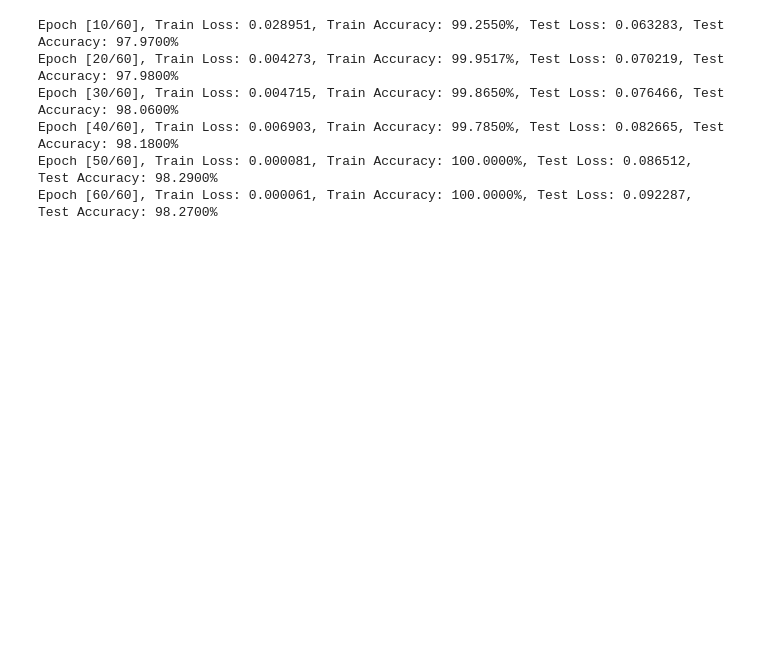
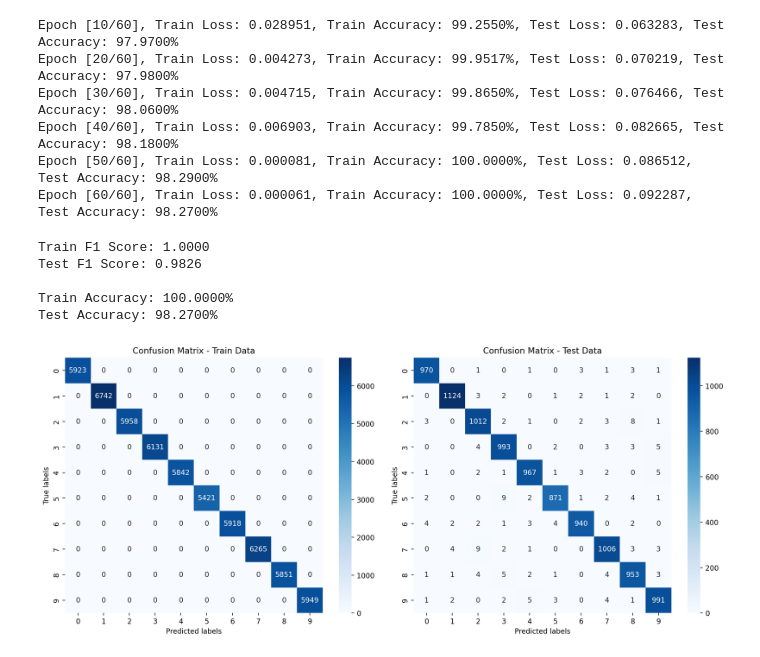
Before and after one commit to ShardulJunagade/ES-335-Assignment-3-2024-Fall, a Jupyter notebook: Task-3 MNIST Classification/MLP.ipynb, the cells around one changed output. Cells and saved outputs as stored; diff of their text form; code cells hidden in the pictures; blank space fills up the shorter version.

```diff
--- a/Task-3 MNIST Classification/MLP.ipynb
+++ b/Task-3 MNIST Classification/MLP.ipynb
@@ -188,3 +214,57 @@ Epoch [30/60], Train Loss: 0.004715, Train Accuracy: 99.8650%, Test Loss: 0.0764
 Epoch [40/60], Train Loss: 0.006903, Train Accuracy: 99.7850%, Test Loss: 0.082665, Test Accuracy: 98.1800%
 Epoch [50/60], Train Loss: 0.000081, Train Accuracy: 100.0000%, Test Loss: 0.086512, Test Accuracy: 98.2900%
 Epoch [60/60], Train Loss: 0.000061, Train Accuracy: 100.0000%, Test Loss: 0.092287, Test Accuracy: 98.2700%
+# %%
+def predict_model(model, test_loader):
+    model.eval()
+    y_test_pred = []
+    y_test_true = []
+    y_test_prob = []
+    with torch.no_grad():
+        for images, labels in test_loader:
+            images = images.to(device)
+            labels = labels.to(device)
+            outputs = model(images)
+            _, predicted = torch.max(outputs.data, 1)
+            y_test_pred.extend(predicted.cpu().numpy())
+            y_test_true.extend(labels.cpu().numpy())
+            y_test_prob.extend(F.softmax(outputs, dim=1).cpu().detach().numpy())
+
+    return y_test_true, y_test_pred, y_test_prob
+
+y_train, y_train_pred, y_train_prob = predict_model(model, train_loader)
+y_test, y_test_pred, y_test_prob = predict_model(model, test_loader)
+# %%
+# Calculate F1 scores and confusion matrix
+f1_train = f1_score(y_train, y_train_pred, average='macro')
+f1_test = f1_score(y_test, y_test_pred, average='macro')
+cm_train = confusion_matrix(y_train, y_train_pred)
+cm_test = confusion_matrix(y_test, y_test_pred)
+
+print(f'Train F1 Score: {f1_train:.4f}')
+print(f'Test F1 Score: {f1_test:.4f}')
+print(f'\nTrain Accuracy: {train_accuracy:.4f}%')
+print(f'Test Accuracy: {test_accuracy:.4f}%\n')
+
+# Plot confusion matrices
+fig, axs = plt.subplots(1, 2, figsize=(14, 6))
+
+sns.heatmap(cm_train, annot=True, fmt='d', cmap='Blues', ax=axs[0])
+axs[0].set_title('Confusion Matrix - Train Data')
+axs[0].set_xlabel('Predicted labels')
+axs[0].set_ylabel('True labels')
+
+sns.heatmap(cm_test, annot=True, fmt='d', cmap='Blues', ax=axs[1])
+axs[1].set_title('Confusion Matrix - Test Data')
+axs[1].set_xlabel('Predicted labels')
+axs[1].set_ylabel('True labels')
+
+plt.tight_layout()
+plt.show()
+# %% [output]
+Train F1 Score: 1.0000
+Test F1 Score: 0.9826
+
+Train Accuracy: 100.0000%
+Test Accuracy: 98.2700%
+[figure, added]
```
Also changed, not shown: parts of 11 cells of this notebook, 4 other files.
